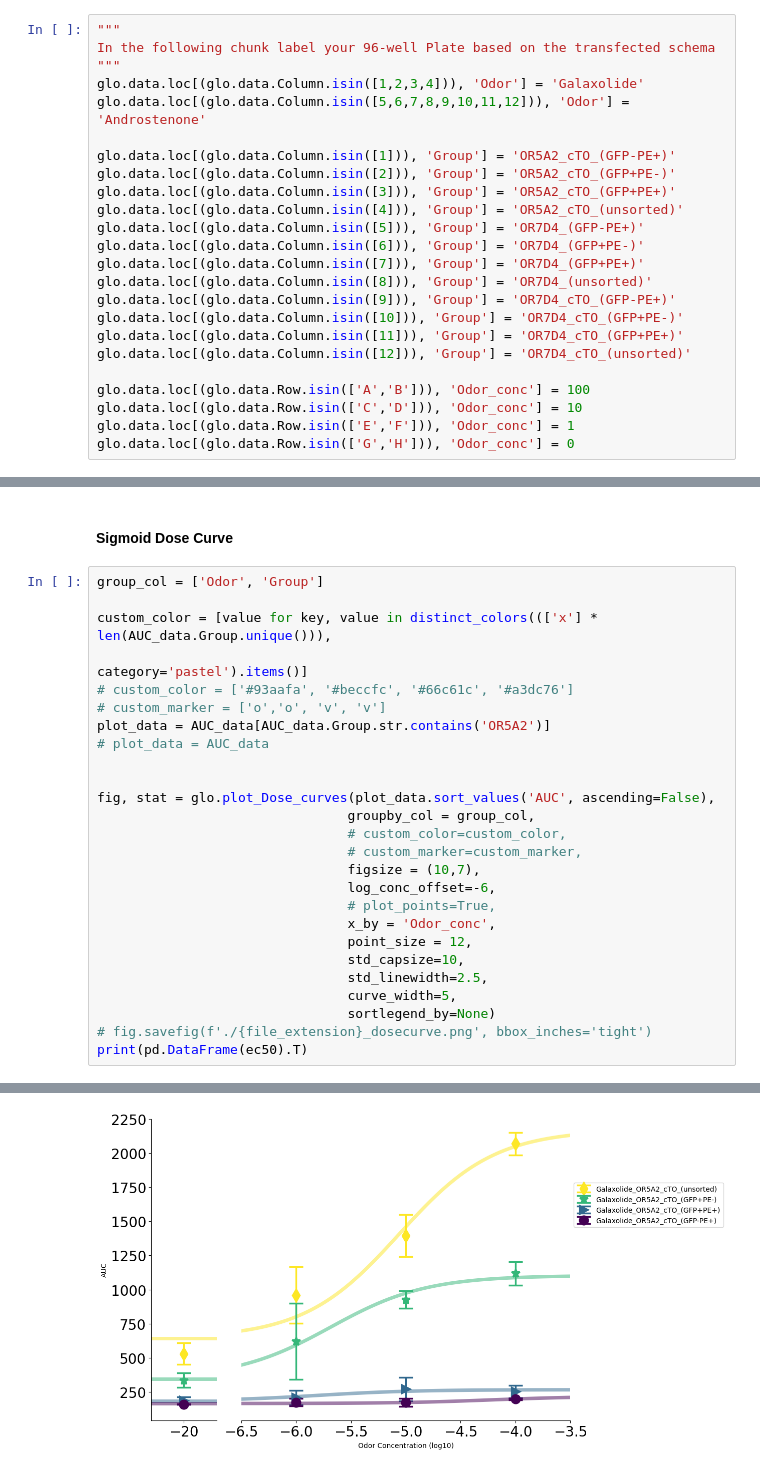
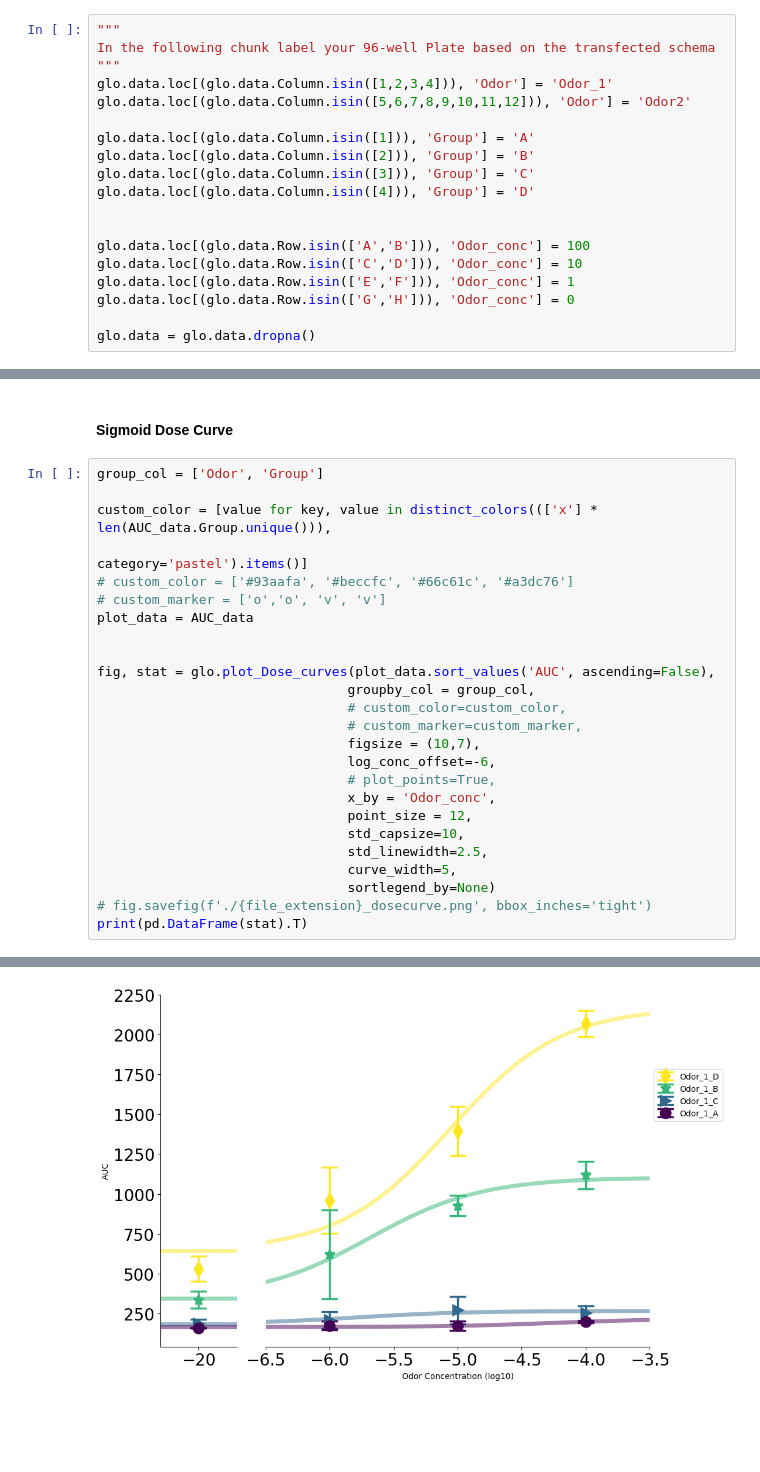
Before and after one commit to Justice-Lu/GlosensorPipeline, a Jupyter notebook: GlosensorClass_demo.ipynb, the cells around one changed output, grey strips where cells are left out. Cells and saved outputs as stored; diff of their text form; blank space fills up the shorter version.

```diff
--- a/GlosensorClass_demo.ipynb
+++ b/GlosensorClass_demo.ipynb
@@ -44,26 +44,21 @@ for i in fig_list:
 """
 In the following chunk label your 96-well Plate based on the transfected schema
 """
-glo.data.loc[(glo.data.Column.isin([1,2,3,4])), 'Odor'] = 'Galaxolide'
-glo.data.loc[(glo.data.Column.isin([5,6,7,8,9,10,11,12])), 'Odor'] = 'Androstenone'
+glo.data.loc[(glo.data.Column.isin([1,2,3,4])), 'Odor'] = 'Odor_1'
+glo.data.loc[(glo.data.Column.isin([5,6,7,8,9,10,11,12])), 'Odor'] = 'Odor2'
 
-glo.data.loc[(glo.data.Column.isin([1])), 'Group'] = 'OR5A2_cTO_(GFP-PE+)'
-glo.data.loc[(glo.data.Column.isin([2])), 'Group'] = 'OR5A2_cTO_(GFP+PE-)'
-glo.data.loc[(glo.data.Column.isin([3])), 'Group'] = 'OR5A2_cTO_(GFP+PE+)'
-glo.data.loc[(glo.data.Column.isin([4])), 'Group'] = 'OR5A2_cTO_(unsorted)'
-glo.data.loc[(glo.data.Column.isin([5])), 'Group'] = 'OR7D4_(GFP-PE+)'
-glo.data.loc[(glo.data.Column.isin([6])), 'Group'] = 'OR7D4_(GFP+PE-)'
-glo.data.loc[(glo.data.Column.isin([7])), 'Group'] = 'OR7D4_(GFP+PE+)'
-glo.data.loc[(glo.data.Column.isin([8])), 'Group'] = 'OR7D4_(unsorted)'
-glo.data.loc[(glo.data.Column.isin([9])), 'Group'] = 'OR7D4_cTO_(GFP-PE+)'
-glo.data.loc[(glo.data.Column.isin([10])), 'Group'] = 'OR7D4_cTO_(GFP+PE-)'
-glo.data.loc[(glo.data.Column.isin([11])), 'Group'] = 'OR7D4_cTO_(GFP+PE+)'
-glo.data.loc[(glo.data.Column.isin([12])), 'Group'] = 'OR7D4_cTO_(unsorted)'
+glo.data.loc[(glo.data.Column.isin([1])), 'Group'] = 'A'
+glo.data.loc[(glo.data.Column.isin([2])), 'Group'] = 'B'
+glo.data.loc[(glo.data.Column.isin([3])), 'Group'] = 'C'
+glo.data.loc[(glo.data.Column.isin([4])), 'Group'] = 'D'
+
 
 glo.data.loc[(glo.data.Row.isin(['A','B'])), 'Odor_conc'] = 100
 glo.data.loc[(glo.data.Row.isin(['C','D'])), 'Odor_conc'] = 10
 glo.data.loc[(glo.data.Row.isin(['E','F'])), 'Odor_conc'] = 1
 glo.data.loc[(glo.data.Row.isin(['G','H'])), 'Odor_conc'] = 0
+
+glo.data = glo.data.dropna()
 # %%
 # save data
 # glo.data.to_csv(file_extension+'.csv', index = 0)
@@ -144,8 +139,7 @@ custom_color = [value for key, value in distinct_colors((['x'] * len(AUC_data.Gr
                                                         category='pastel').items()]
 # custom_color = ['#93aafa', '#beccfc', '#66c61c', '#a3dc76']
 # custom_marker = ['o','o', 'v', 'v']
-plot_data = AUC_data[AUC_data.Group.str.contains('OR5A2')]
-# plot_data = AUC_data
+plot_data = AUC_data
 
 
 fig, stat = glo.plot_Dose_curves(plot_data.sort_values('AUC', ascending=False),
@@ -162,5 +156,5 @@ fig, stat = glo.plot_Dose_curves(plot_data.sort_values('AUC', ascending=False),
                                 curve_width=5,
                                 sortlegend_by=None)
 # fig.savefig(f'./{file_extension}_dosecurve.png', bbox_inches='tight')
-print(pd.DataFrame(ec50).T)
+print(pd.DataFrame(stat).T)
 # %% [output]
@@ -172 +166 @@ Galaxolide_OR5A2_cTO_(GFP-PE+)  -4.22   211.98
-[figure, old version]
+[figure, new version]
```
Also changed, not shown: parts of 1 cell of this notebook, 2 other files.
